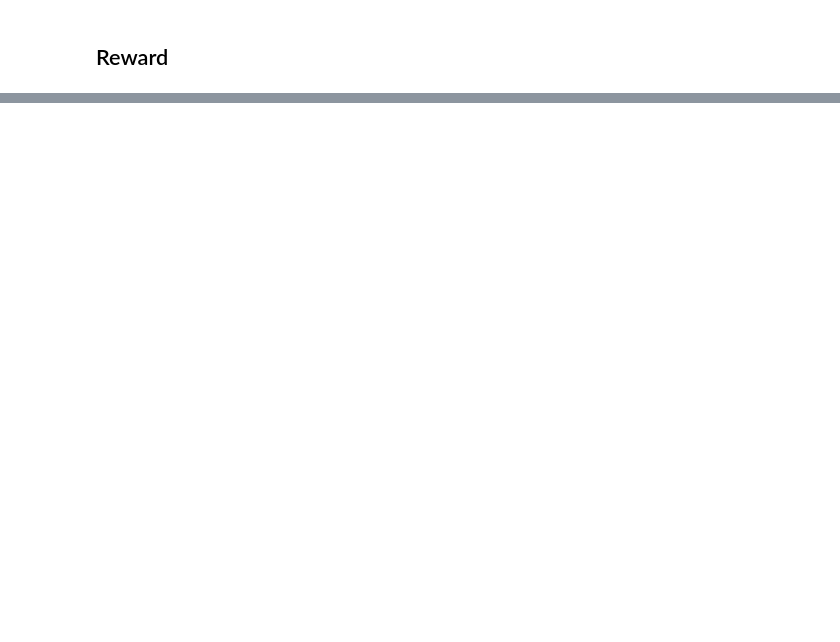
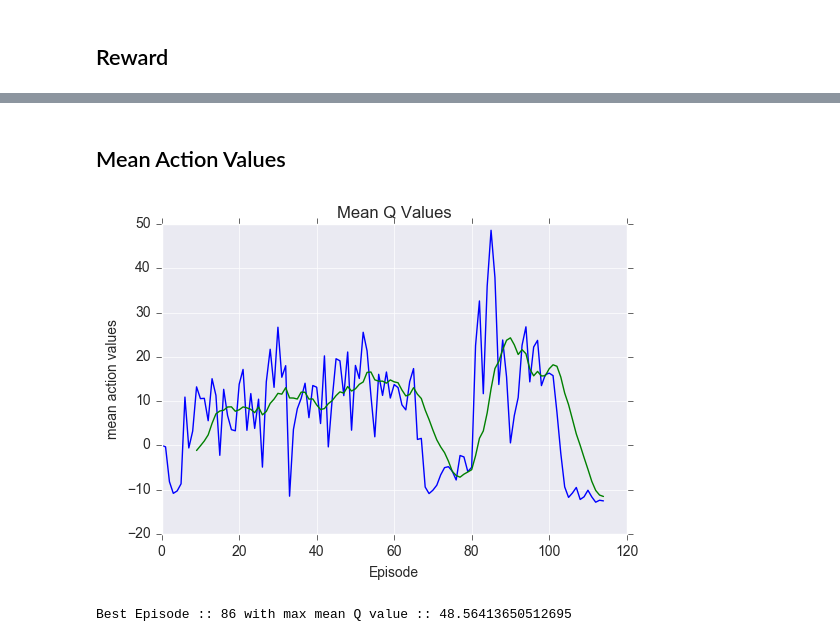
Before and after one commit to dtriepke/Deep_Q_Learning_MountainCar, a Jupyter notebook: DeepQLearning.ipynb, the cells around one changed output, grey strips where cells are left out. Saved outputs shown, nothing was run; the diff lists cells and outputs as text; code cells hidden in the pictures; blank space fills up the shorter version.

```diff
--- a/DeepQLearning.ipynb
+++ b/DeepQLearning.ipynb
@@ -269,0 +224,18 @@ plt.plot(agent.mean_action_value_all)
+# %% [markdown]
+## Mean Action Values
+# %%
+mean_action_values = history["mean_q_values"]
+mean_action_values = pd.Series(mean_action_values)
+ma = mean_action_values.rolling(10).mean()
+plt.plot(mean_action_values)
+plt.plot(ma)
+plt.xlabel('Episode')
+plt.ylabel('mean action values')
+plt.title("Mean Q Values")
+plt.show()
+
+best_episode = np.argmax(history["mean_q_values"])
+print("Best Episode :: {} with max mean Q value :: {} ".format(history["episode"][best_episode], history["mean_q_values"][best_episode]) )
+# %% [output]
+[figure, added]
+Best Episode :: 86 with max mean Q value :: 48.56413650512695
```
Also changed, not shown: parts of 19 cells of this notebook, 8 other files.
